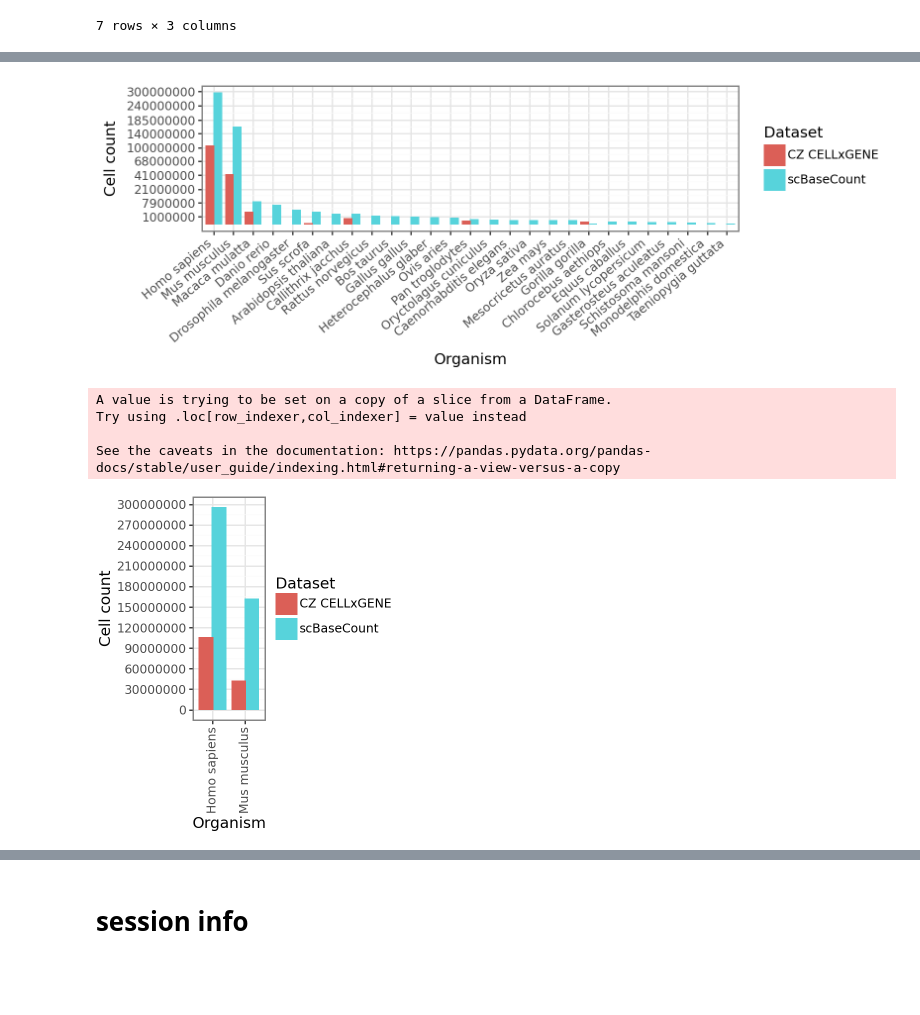
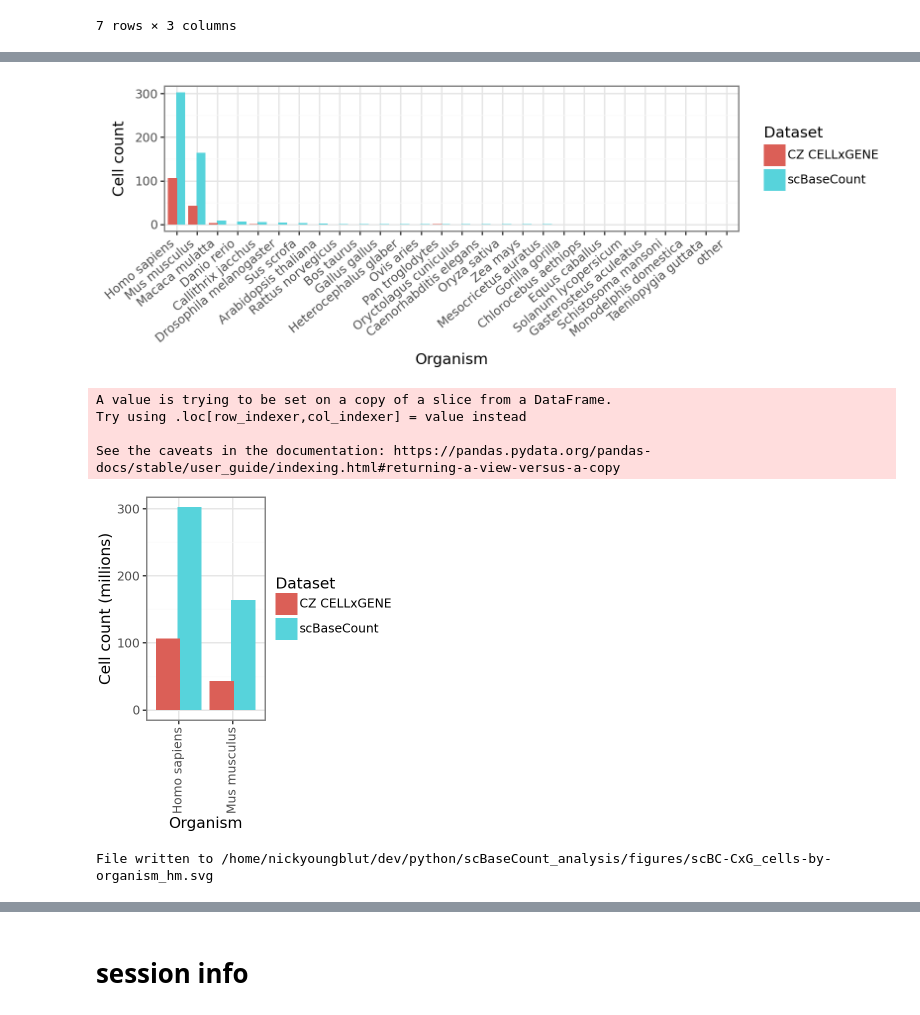
Before and after one commit to ArcInstitute/scBaseCount_analysis, a Jupyter notebook: notebooks/CellXGene/cell_counts.ipynb, the cells around one changed output, grey strips where cells are left out. Drawn from its saved outputs; the diff is of its cells as text; code cells hidden in the pictures; blank space fills up the shorter version.

```diff
--- a/notebooks/CellXGene/cell_counts.ipynb
+++ b/notebooks/CellXGene/cell_counts.ipynb
@@ -156,6 +154,9 @@ def get_screcounter_star_results(
         .where(
             fn.Lower(star_table.feature) == feature.lower()
         )
+        .where(
+            meta_table.lib_prep == "10x_Genomics"
+        )
     )
 
     # Execute query and return as DataFrame
@@ -552,0 +571,4 @@ df_all_organisms
+# %%
+# format cell counts as millions
+df_all_organisms["cell_count"] = df_all_organisms["cell_count"] / 1e6
+df_all_organisms
@@ -567,10 +597,6 @@ df_all_organisms['organism'] = pd.Categorical(
 p = (
     pn.ggplot(df_all_organisms, pn.aes(x="organism", y="cell_count", fill="dataset")) +
     pn.geom_col(position=pn.position_dodge(width=0.8)) +
-    pn.scale_y_continuous(
-        trans = "sqrt",
-        breaks = breaks
-    ) +
     pn.labs(x="Organism", y="Cell count", fill="Dataset") +
     pn.theme(
         figure_size=(8,3),
@@ -578,44 +604,43 @@ p = (
     ))
 p
 # %% [output]
-[figure, old version]
+[figure, new version]
 # %%
 # plot
 
 ## just human/mouse
 df_all_organisms_f = df_all_organisms[df_all_organisms["organism"].isin(["Homo sapiens", "Mus musculus"])]
 
 ## sort organism by cell count
 df_all_organisms_f['organism'] = pd.Categorical(
     df_all_organisms_f['organism'],
     categories=df_all_organisms_f.sort_values('cell_count', ascending=False)['organism'].unique().tolist(),
     ordered=True
 )
 
 ## plot
 p = (
     pn.ggplot(df_all_organisms_f, pn.aes(x="organism", y="cell_count", fill="dataset")) +
     pn.geom_col(position=pn.position_dodge(width=0.8)) +
-    pn.scale_y_continuous(
-        #trans = "sqrt",
-        breaks = range(0, int(3e9), int(3e7))
-    ) +
-    pn.labs(x="Organism", y="Cell count", fill="Dataset") +
+    pn.labs(x="Organism", y="Cell count (millions)", fill="Dataset") +
     pn.theme(
         figure_size=(3,3.4),
         axis_text_x=pn.element_text(angle=90, hjust=0.98)
     ))
 p
 # %% [output]
 A value is trying to be set on a copy of a slice from a DataFrame.
 Try using .loc[row_indexer,col_indexer] = value instead
 
 See the caveats in the documentation: https://pandas.pydata.org/pandas-docs/stable/user_guide/indexing.html#returning-a-view-versus-a-copy
-[figure, old version]
+[figure, new version]
 # %%
 # save as svg
 outfile = base_dir / "figures" / "scBC-CxG_cells-by-organism_hm.svg"
 pn.ggsave(p, outfile)
+print(f"File written to {outfile}")
+# %% [output]
+File written to /home/nickyoungblut/dev/python/scBaseCount_analysis/figures/scBC-CxG_cells-by-organism_hm.svg
 # %%
 # plot
 
```
Also changed, not shown: parts of 23 cells of this notebook, 1 other file.
